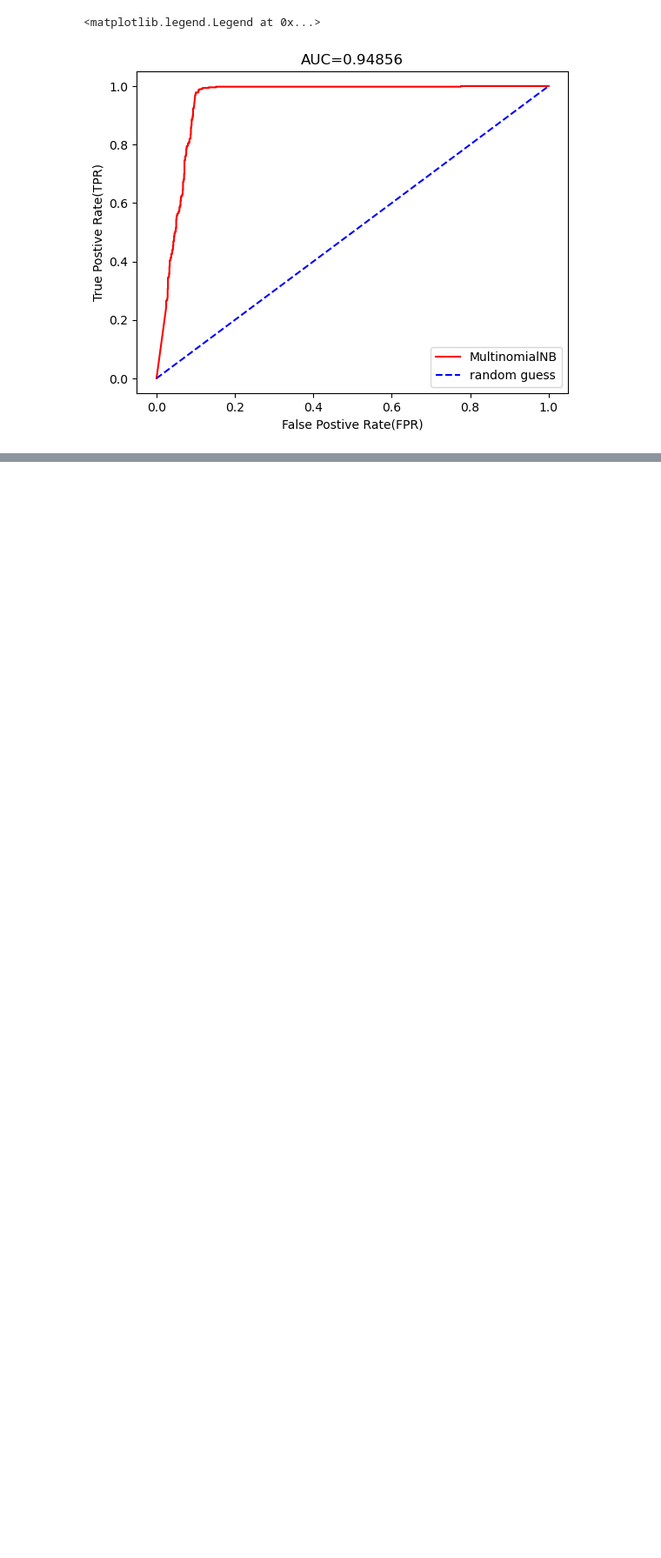
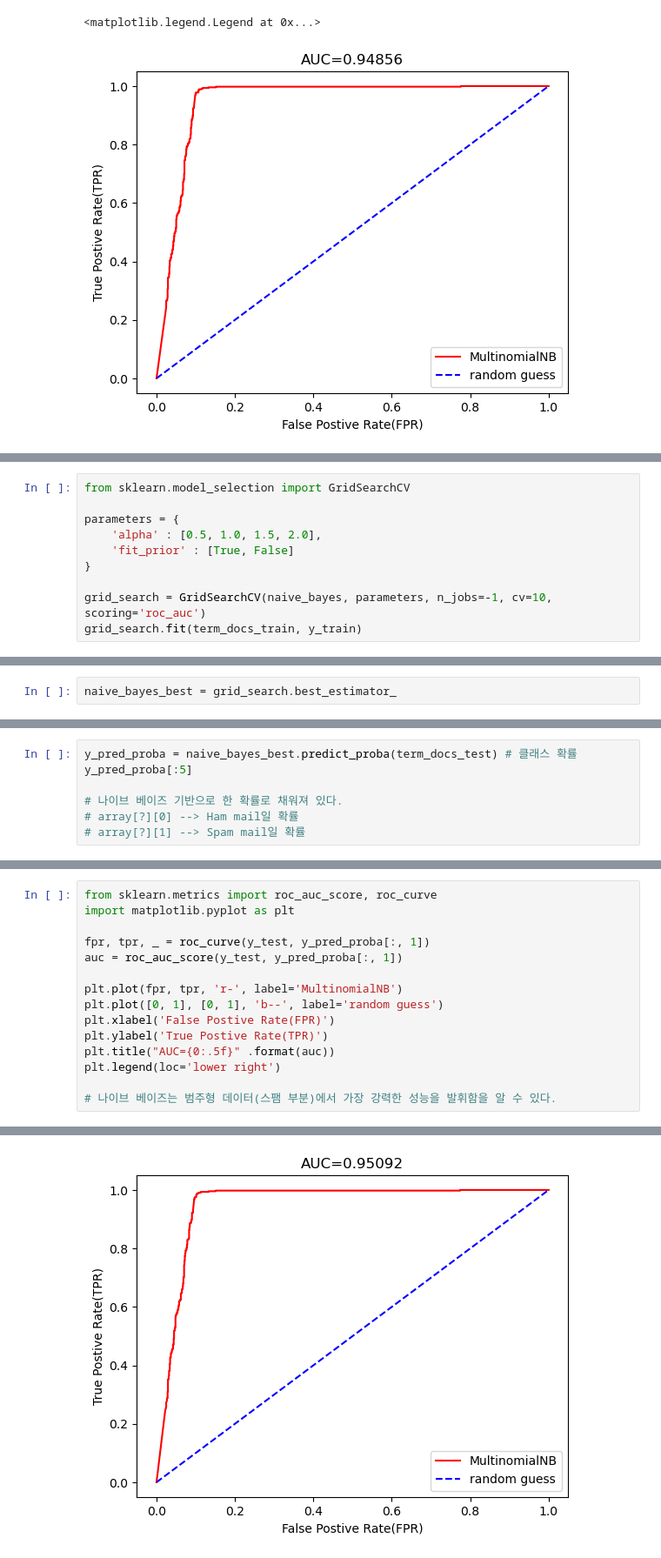
Before and after one commit to LeeHyungSeop/Basic_DataScience, a Jupyter notebook: 13_Machine_Learning_KICT/18_나이브베이즈_모델_실습.ipynb, the cells around one changed output, grey strips where cells are left out. Shown: that part at 87% size. Saved outputs shown, nothing was run; the diff lists cells and outputs as text; blank space fills up the shorter version.

Commit message:
Naive Bayes Studying

```diff
--- a/13_Machine_Learning_KICT/18_나이브베이즈_모델_실습.ipynb
+++ b/13_Machine_Learning_KICT/18_나이브베이즈_모델_실습.ipynb
@@ -174,0 +196,10 @@ plt.legend(loc='lower right')
+# %%
+from sklearn.model_selection import GridSearchCV
+
+parameters = {
+    'alpha' : [0.5, 1.0, 1.5, 2.0],
+    'fit_prior' : [True, False]
+}
+
+grid_search = GridSearchCV(naive_bayes, parameters, n_jobs=-1, cv=10, scoring='roc_auc')
+grid_search.fit(term_docs_train, y_train)
@@ -174,0 +219,2 @@ plt.legend(loc='lower right')
+# %%
+naive_bayes_best = grid_search.best_estimator_
@@ -174,0 +230,7 @@ plt.legend(loc='lower right')
+# %%
+y_pred_proba = naive_bayes_best.predict_proba(term_docs_test) # 클래스 확률
+y_pred_proba[:5]
+
+# 나이브 베이즈 기반으로 한 확률로 채워져 있다.
+# array[?][0] --> Ham mail일 확률
+# array[?][1] --> Spam mail일 확률
@@ -174,0 +243,16 @@ plt.legend(loc='lower right')
+# %%
+from sklearn.metrics import roc_auc_score, roc_curve
+import matplotlib.pyplot as plt
+
+fpr, tpr, _ = roc_curve(y_test, y_pred_proba[:, 1])
+auc = roc_auc_score(y_test, y_pred_proba[:, 1])
+
+plt.plot(fpr, tpr, 'r-', label='MultinomialNB')
+plt.plot([0, 1], [0, 1], 'b--', label='random guess')
+plt.xlabel('False Postive Rate(FPR)')
+plt.ylabel('True Postive Rate(TPR)')
+plt.title("AUC={0:.5f}" .format(auc))
+plt.legend(loc='lower right')
+
+# 나이브 베이즈는 범주형 데이터(스팸 부분)에서 가장 강력한 성능을 발휘함을 알 수 있다.
+# %% [output]
@@ -174,0 +260 @@ plt.legend(loc='lower right')
+[figure, added]
```
Also changed, not shown: parts of 12 cells of this notebook.
